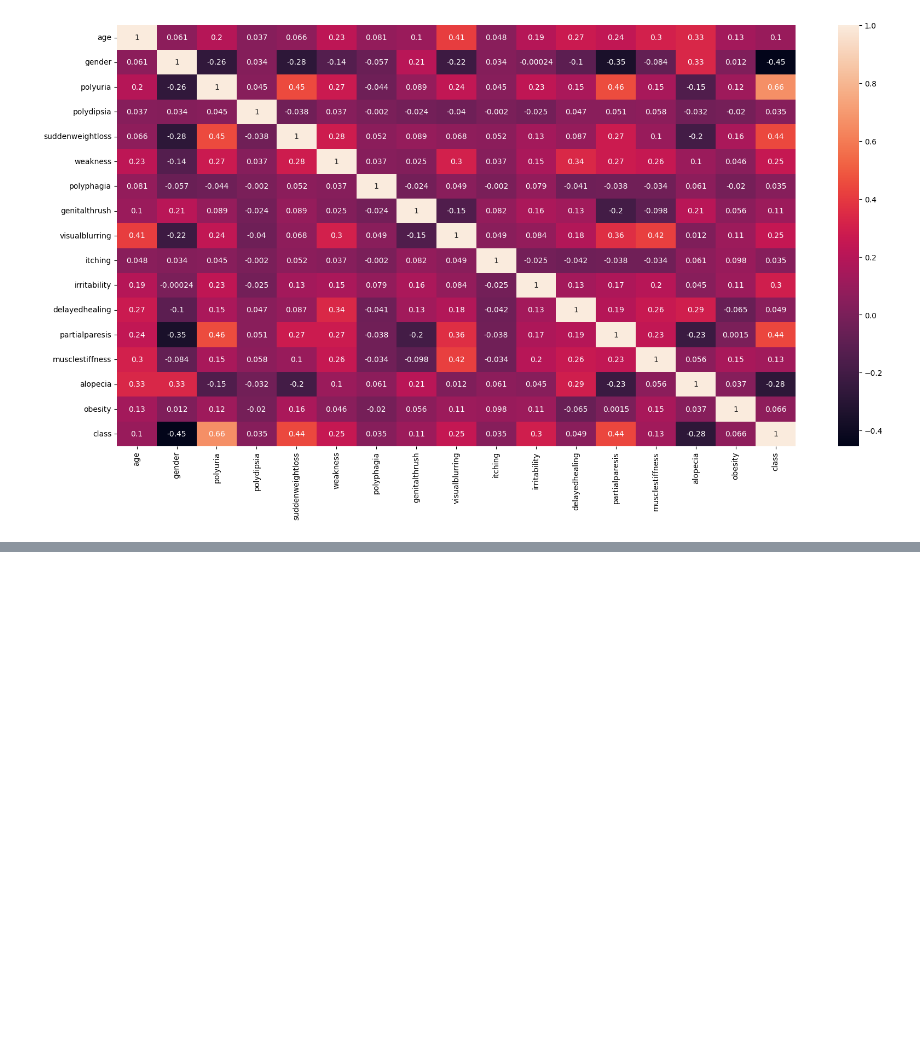
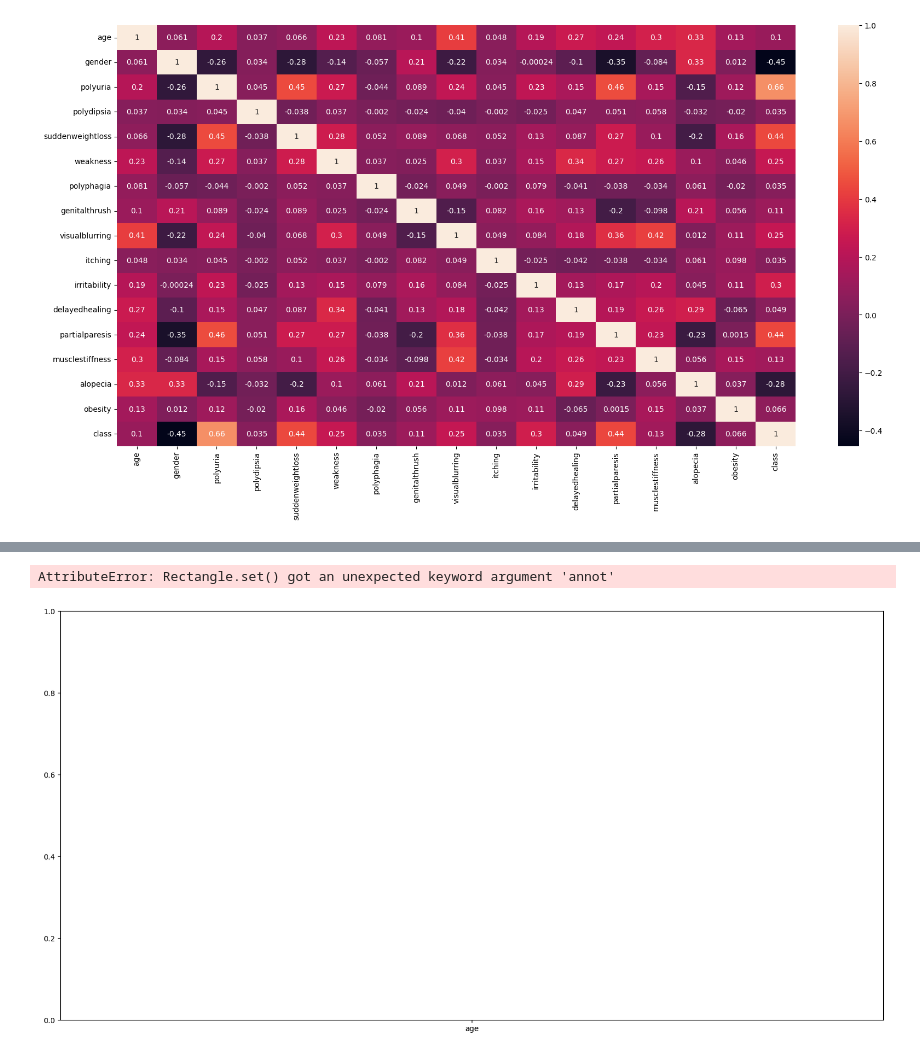
Before and after one commit to ezfrigate/python-training, a Jupyter notebook: Day-8/diabetes-logistic-regression.ipynb, the cells around one changed output, grey strips where cells are left out. Drawn from its saved outputs; the diff is of its cells as text; code cells hidden in the pictures; blank space fills up the shorter version.

```diff
--- a/Day-8/diabetes-logistic-regression.ipynb
+++ b/Day-8/diabetes-logistic-regression.ipynb
@@ -389,0 +409,8 @@ df.drop(columns=columns_to_drop, inplace=True)
+# %%
+# 15. Plot a bar chart of dependent var count of categories and check if data is balanced or unbalanced. (hint : use sns.countplot)
+plt.figure(figsize=(20,10))
+sns.countplot(df)
+plt.show()
+# %% [output]
+AttributeError: Rectangle.set() got an unexpected keyword argument 'annot'
+[figure, added]
```
Also changed, not shown: parts of 3 cells of this notebook, 3 other files.
